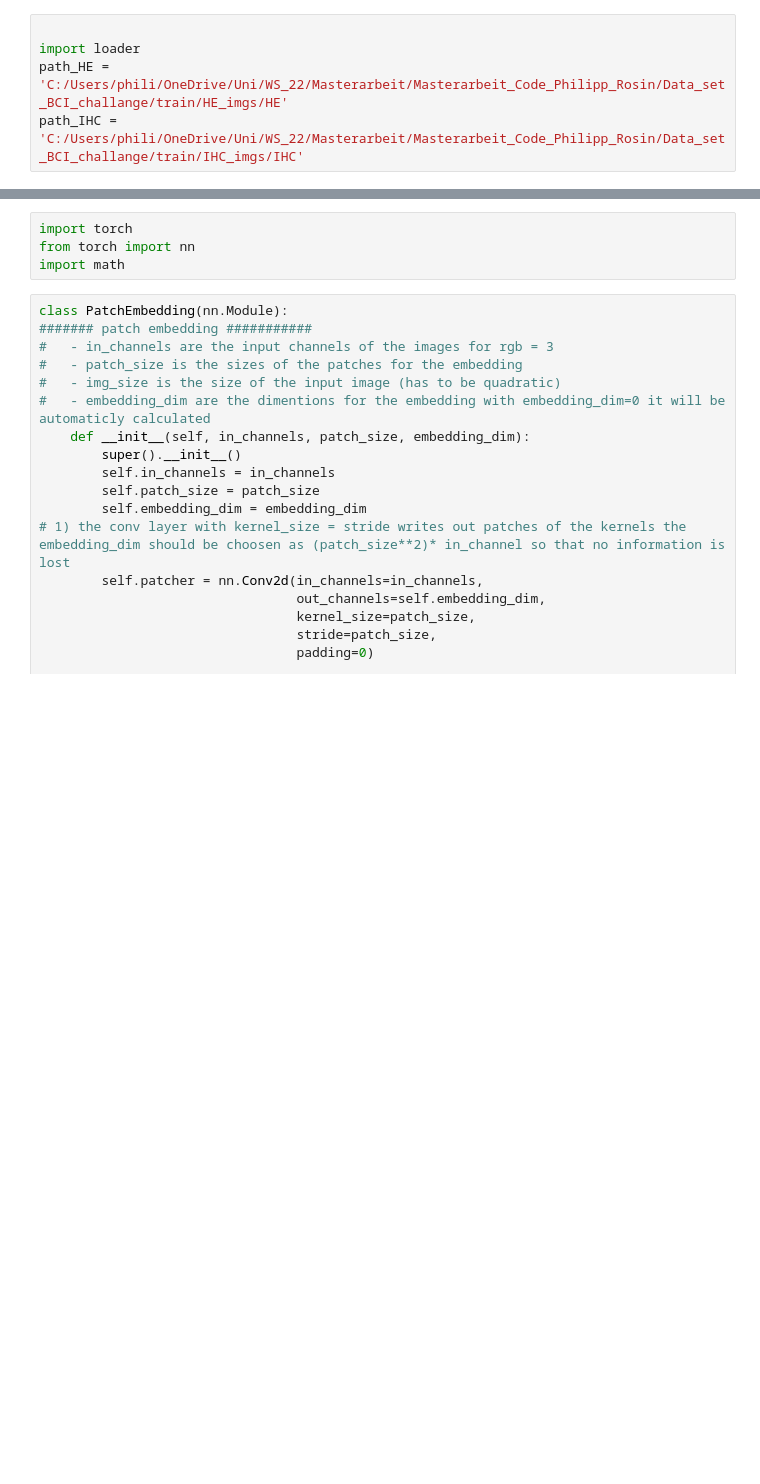
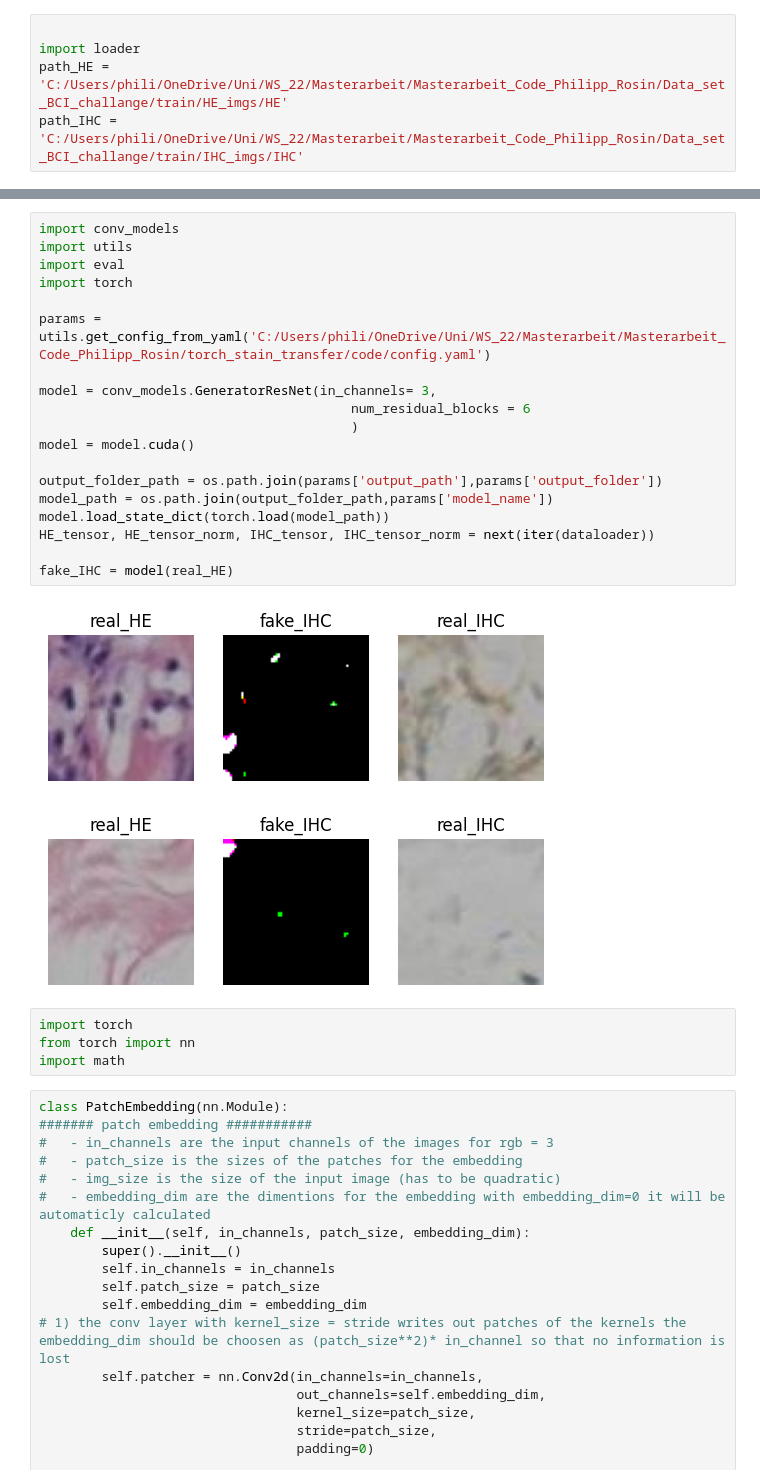
Before and after one commit to Philipp-Ro/torch_stain_transfer, a Jupyter notebook: code/testting.ipynb, the cells around one changed output, grey strips where cells are left out. Drawn from its saved outputs; the diff is of its cells as text; blank space fills up the shorter version.

```diff
--- a/code/testting.ipynb
+++ b/code/testting.ipynb
@@ -48,3 +114,25 @@ tensor([[[[ 1.0868,  0.8193,  0.6409,  ...,  0.7301,  1.0868,  1.0868],
+# %%
+import conv_models
+import utils
+import eval
+import torch
+
+params = utils.get_config_from_yaml('C:/Users/phili/OneDrive/Uni/WS_22/Masterarbeit/Masterarbeit_Code_Philipp_Rosin/torch_stain_transfer/code/config.yaml')
+
+model = conv_models.GeneratorResNet(in_channels= 3,
+                                        num_residual_blocks = 6
+                                        )
+model = model.cuda()
+
+output_folder_path = os.path.join(params['output_path'],params['output_folder'])
+model_path = os.path.join(output_folder_path,params['model_name'])
+model.load_state_dict(torch.load(model_path))
+HE_tensor, HE_tensor_norm, IHC_tensor, IHC_tensor_norm = next(iter(dataloader))
+
+fake_IHC = model(real_HE)
+# %% [output]
+[figure, added]
+[figure, added]
 # %%
 import torch
 from torch import nn
```
Also changed, not shown: parts of 9 cells of this notebook, 7 other files.
